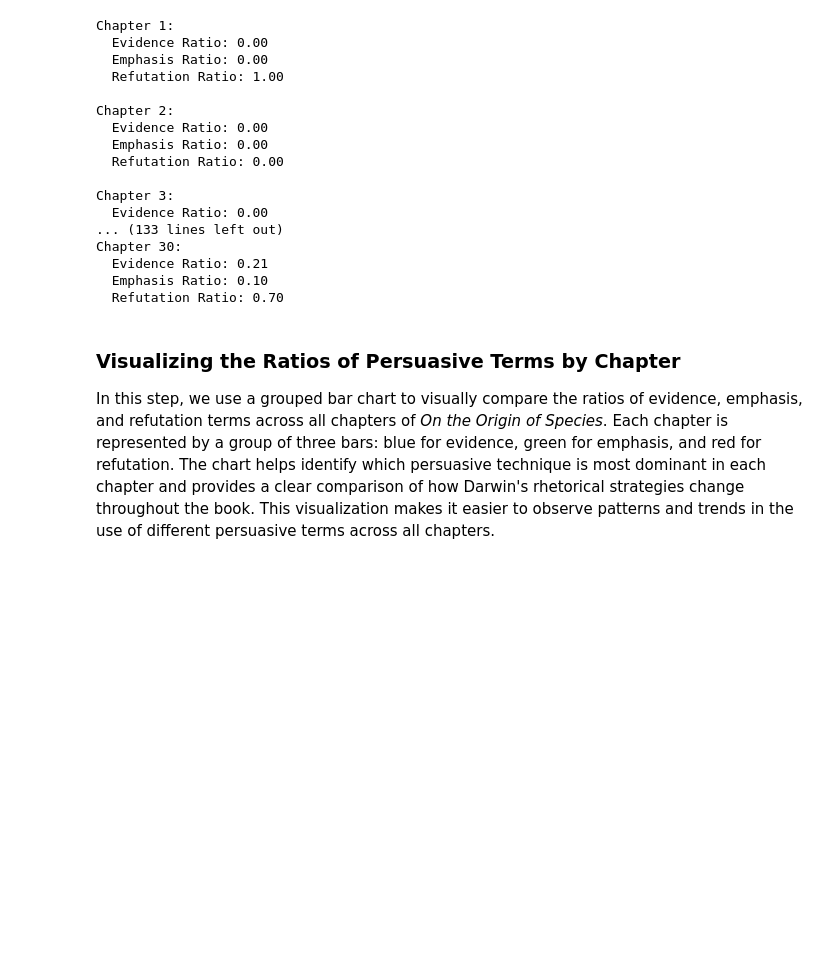
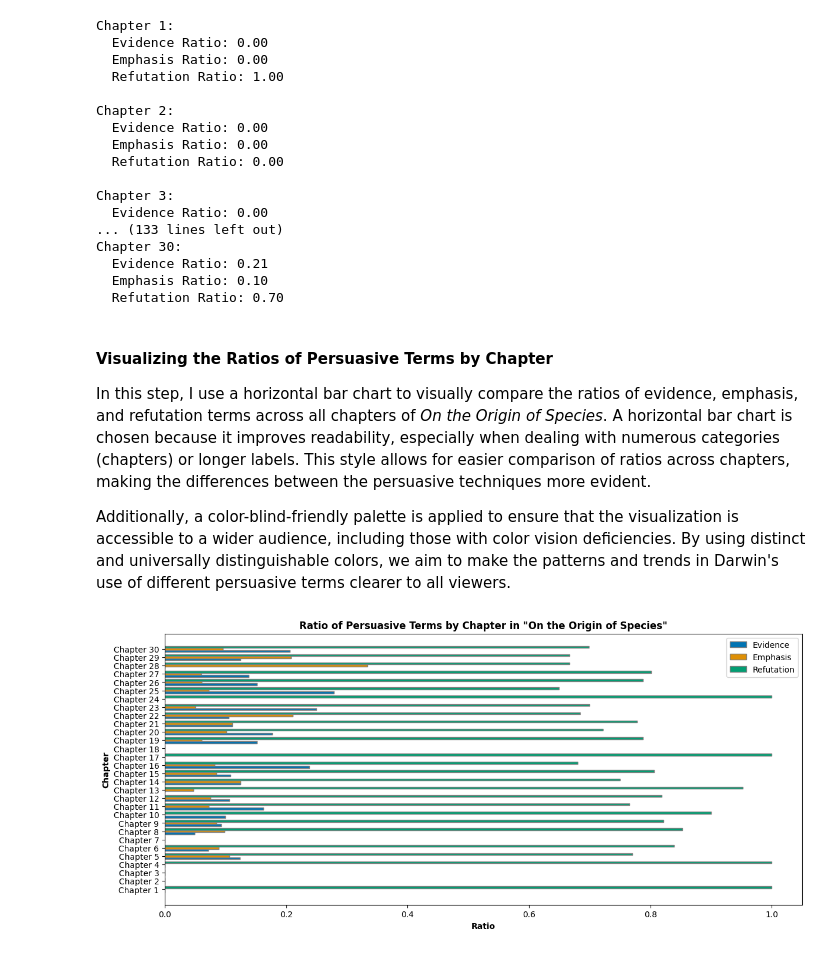
Before and after one commit to Compcode1/darwin-analysis, a Jupyter notebook: text_processing_practice.ipynb, the cells around one changed output. Cells and saved outputs as stored; diff of their text form; code cells hidden in the pictures; blank space fills up the shorter version.

```diff
--- a/text_processing_practice.ipynb
+++ b/text_processing_practice.ipynb
@@ -191,6 +240,42 @@ Chapter 30:
   Emphasis Ratio: 0.10
   Refutation Ratio: 0.70
 # %% [markdown]
-### **Visualizing the Ratios of Persuasive Terms by Chapter**
+#### **Visualizing the Ratios of Persuasive Terms by Chapter**
 
-In this step, we use a grouped bar chart to visually compare the ratios of evidence, emphasis, and refutation terms across all chapters of *On the Origin of Species*. Each chapter is represented by a group of three bars: blue for evidence, green for emphasis, and red for refutation. The chart helps identify which persuasive technique is most dominant in each chapter and provides a clear comparison of how Darwin's rhetorical strategies change throughout the book. This visualization makes it easier to observe patterns and trends in the use of different persuasive terms across all chapters.
+In this step, I use a horizontal bar chart to visually compare the ratios of evidence, emphasis, and refutation terms across all chapters of *On the Origin of Species*. A horizontal bar chart is chosen because it improves readability, especially when dealing with numerous categories (chapters) or longer labels. This style allows for easier comparison of ratios across chapters, making the differences between the persuasive techniques more evident.
+
+Additionally, a color-blind-friendly palette is applied to ensure that the visualization is accessible to a wider audience, including those with color vision deficiencies. By using distinct and universally distinguishable colors, we aim to make the patterns and trends in Darwin's use of different persuasive terms clearer to all viewers.
+# %%
+# Import seaborn for the color palette
+import seaborn as sns
+
+# Define chapter numbers as y-axis labels (since we are using a horizontal bar plot)
+chapters = np.arange(1, len(evidence_ratios) + 1)
+
+# Width of each bar
+bar_width = 0.25
+
+# Positions for the bars
+r1 = np.arange(len(chapters))
+r2 = [x + bar_width for x in r1]
+r3 = [x + bar_width for x in r2]
+
+# Choose a color-blind-friendly palette
+colors = sns.color_palette("colorblind", 3)  # Selecting a palette with three distinct colors
+
+# Plotting grouped horizontal bars
+plt.figure(figsize=(14, 6))
+plt.barh(r1, evidence_ratios, color=colors[0], height=bar_width, edgecolor='grey', label='Evidence')
+plt.barh(r2, emphasis_ratios, color=colors[1], height=bar_width, edgecolor='grey', label='Emphasis')
+plt.barh(r3, refutation_ratios, color=colors[2], height=bar_width, edgecolor='grey', label='Refutation')
+
+# Adding labels and title
+plt.ylabel('Chapter', fontweight='bold')  # y-axis label since the plot is horizontal
+plt.xlabel('Ratio', fontweight='bold')
+plt.title('Ratio of Persuasive Terms by Chapter in "On the Origin of Species"', fontweight='bold')
+plt.yticks([r + bar_width for r in range(len(chapters))], [f"Chapter {i}" for i in chapters])
+plt.legend()
+
+plt.show()
+# %% [output]
+[figure, added]
```
Also changed, not shown: parts of 21 cells of this notebook.
